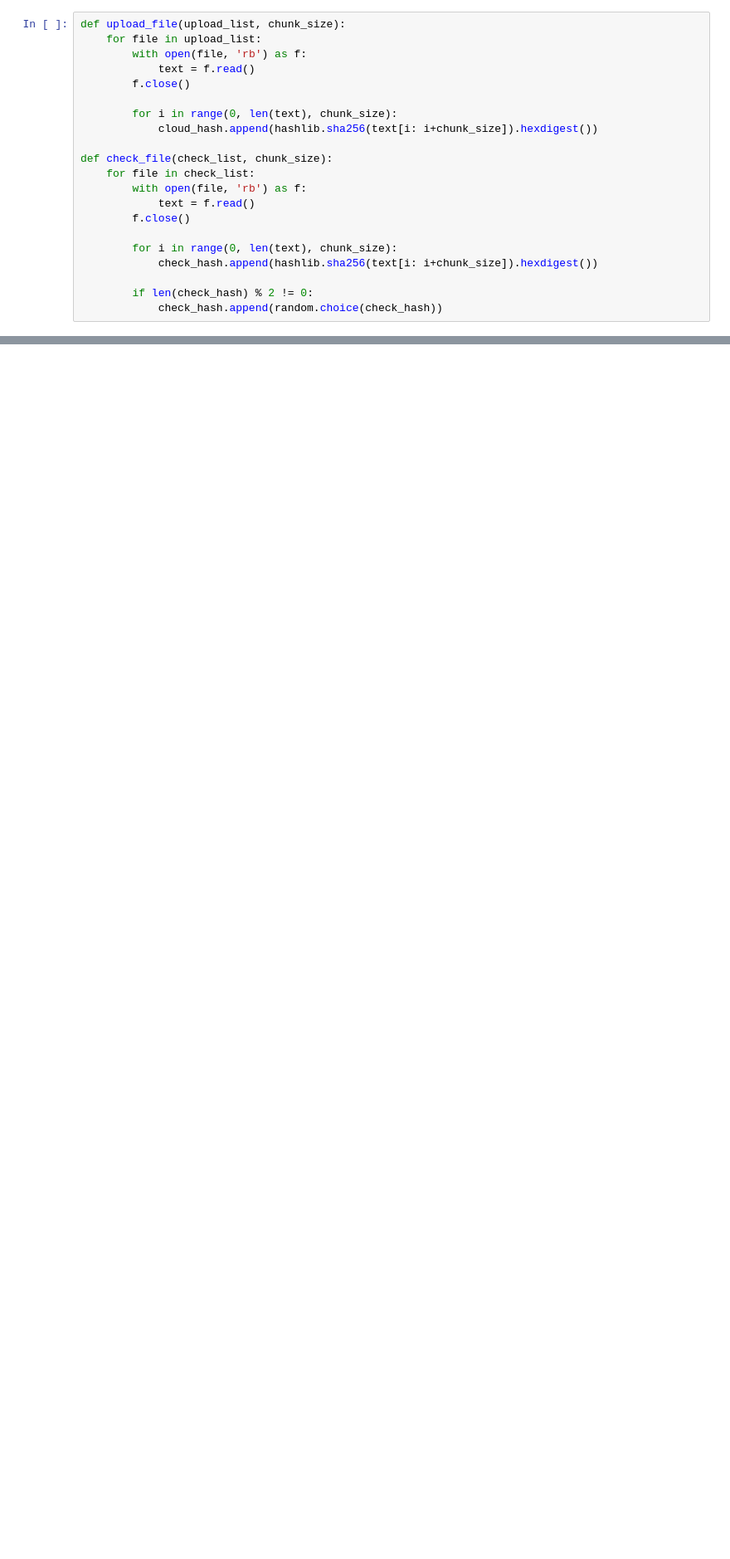
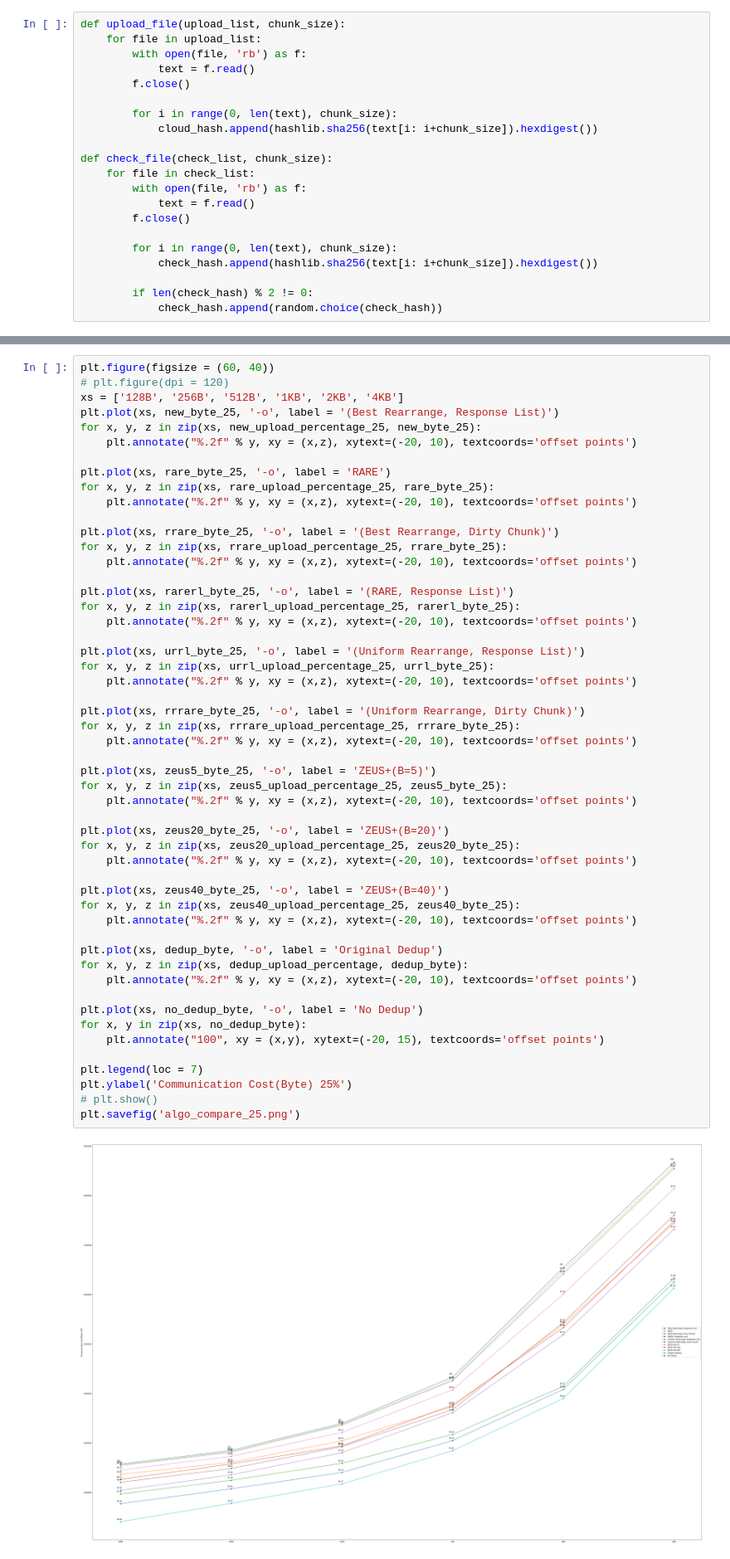
Before and after one commit to charlie831007/DataSecurity, a Jupyter notebook: New_Algo_Compare.ipynb, the cells around one changed output, grey strips where cells are left out. Shown at 83% size. Cells and saved outputs as stored; diff of their text form; blank space fills up the shorter version.

```diff
--- a/New_Algo_Compare.ipynb
+++ b/New_Algo_Compare.ipynb
@@ -877,0 +1849,54 @@ plt.savefig('result_25%.png')
+# %%
+plt.figure(figsize = (60, 40))
+# plt.figure(dpi = 120)
+xs = ['128B', '256B', '512B', '1KB', '2KB', '4KB']
+plt.plot(xs, new_byte_25, '-o', label = '(Best Rearrange, Response List)')
+for x, y, z in zip(xs, new_upload_percentage_25, new_byte_25):
+    plt.annotate("%.2f" % y, xy = (x,z), xytext=(-20, 10), textcoords='offset points')
+
+plt.plot(xs, rare_byte_25, '-o', label = 'RARE')
+for x, y, z in zip(xs, rare_upload_percentage_25, rare_byte_25):
+    plt.annotate("%.2f" % y, xy = (x,z), xytext=(-20, 10), textcoords='offset points')
+
+plt.plot(xs, rrare_byte_25, '-o', label = '(Best Rearrange, Dirty Chunk)')
+for x, y, z in zip(xs, rrare_upload_percentage_25, rrare_byte_25):
+    plt.annotate("%.2f" % y, xy = (x,z), xytext=(-20, 10), textcoords='offset points')
+
+plt.plot(xs, rarerl_byte_25, '-o', label = '(RARE, Response List)')
+for x, y, z in zip(xs, rarerl_upload_percentage_25, rarerl_byte_25):
+    plt.annotate("%.2f" % y, xy = (x,z), xytext=(-20, 10), textcoords='offset points')
+
+plt.plot(xs, urrl_byte_25, '-o', label = '(Uniform Rearrange, Response List)')
+for x, y, z in zip(xs, urrl_upload_percentage_25, urrl_byte_25):
+    plt.annotate("%.2f" % y, xy = (x,z), xytext=(-20, 10), textcoords='offset points')
+
+plt.plot(xs, rrrare_byte_25, '-o', label = '(Uniform Rearrange, Dirty Chunk)')
+for x, y, z in zip(xs, rrrare_upload_percentage_25, rrrare_byte_25):
+    plt.annotate("%.2f" % y, xy = (x,z), xytext=(-20, 10), textcoords='offset points')
+
+plt.plot(xs, zeus5_byte_25, '-o', label = 'ZEUS+(B=5)')
+for x, y, z in zip(xs, zeus5_upload_percentage_25, zeus5_byte_25):
+    plt.annotate("%.2f" % y, xy = (x,z), xytext=(-20, 10), textcoords='offset points')
+
+plt.plot(xs, zeus20_byte_25, '-o', label = 'ZEUS+(B=20)')
+for x, y, z in zip(xs, zeus20_upload_percentage_25, zeus20_byte_25):
+    plt.annotate("%.2f" % y, xy = (x,z), xytext=(-20, 10), textcoords='offset points')
+
+plt.plot(xs, zeus40_byte_25, '-o', label = 'ZEUS+(B=40)')
+for x, y, z in zip(xs, zeus40_upload_percentage_25, zeus40_byte_25):
+    plt.annotate("%.2f" % y, xy = (x,z), xytext=(-20, 10), textcoords='offset points')
+
+plt.plot(xs, dedup_byte, '-o', label = 'Original Dedup')
+for x, y, z in zip(xs, dedup_upload_percentage, dedup_byte):
+    plt.annotate("%.2f" % y, xy = (x,z), xytext=(-20, 10), textcoords='offset points')
+
+plt.plot(xs, no_dedup_byte, '-o', label = 'No Dedup')
+for x, y in zip(xs, no_dedup_byte):
+    plt.annotate("100", xy = (x,y), xytext=(-20, 15), textcoords='offset points')
+
+plt.legend(loc = 7)
+plt.ylabel('Communication Cost(Byte) 25%')
+# plt.show()
+plt.savefig('algo_compare_25.png')
+# %% [output]
+[figure, added]
```
Also changed, not shown: parts of 45 cells of this notebook, 7 other files.
